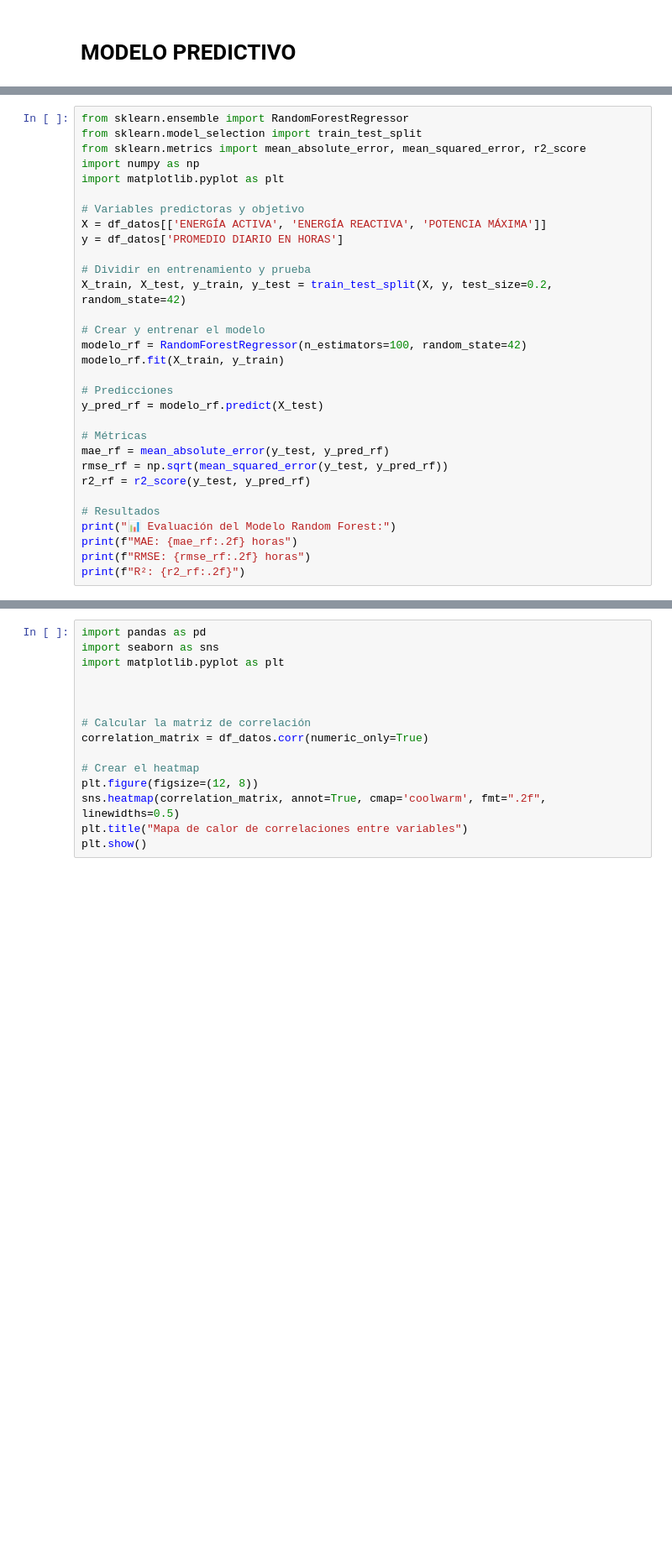
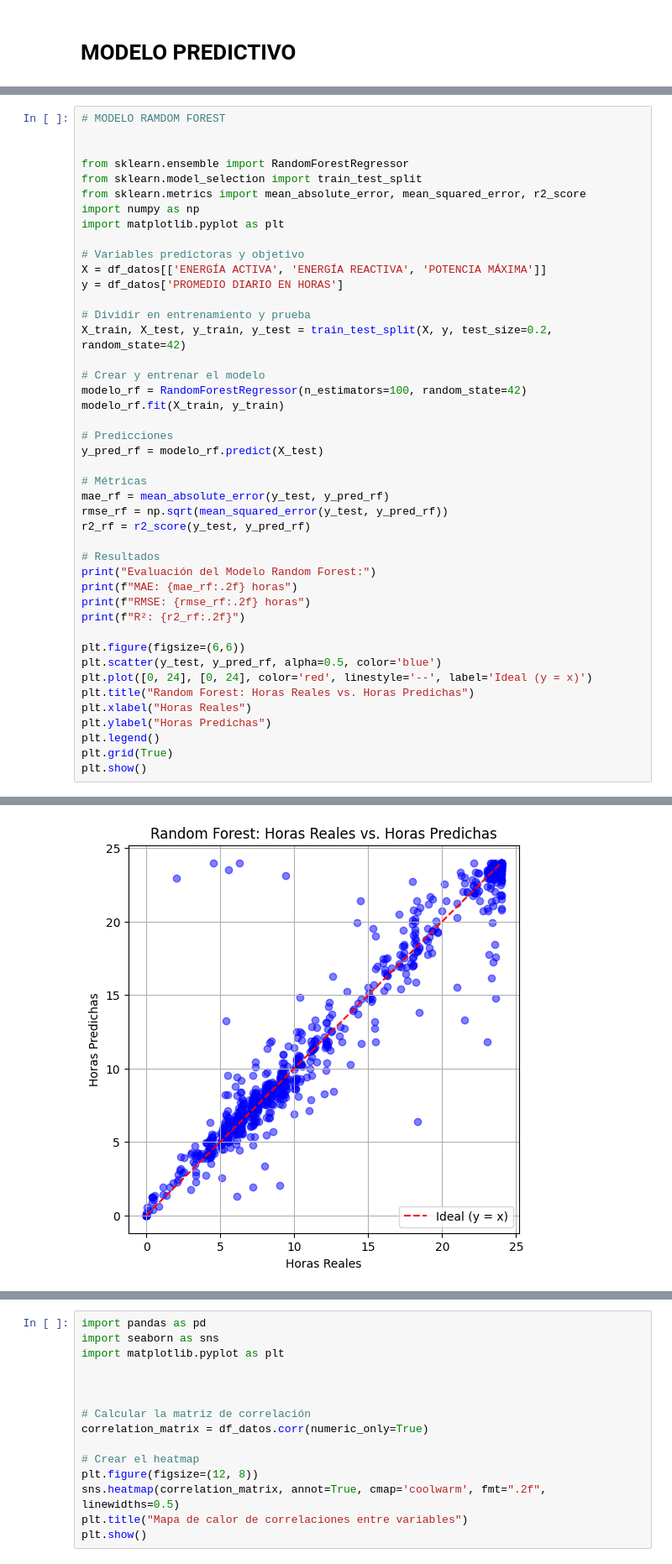
Before and after one commit to sebasflorezo/Proyecto-IA-Grupo-2, a Jupyter notebook: notebooks/Practica_Proyecto.ipynb, the cells around one changed output, grey strips where cells are left out. Shown: that part at 84% size. Cells and saved outputs as stored; diff of their text form; blank space fills up the shorter version.

Commit message:
update README and notebook Con analisis de los modelos establecidos

```diff
--- a/notebooks/Practica_Proyecto.ipynb
+++ b/notebooks/Practica_Proyecto.ipynb
@@ -1033,4 +1032,7 @@ R² (Coeficiente de Determinación): 0.04
 # %%
+# MODELO RAMDOM FOREST
+
+
 from sklearn.ensemble import RandomForestRegressor
 from sklearn.model_selection import train_test_split
 from sklearn.metrics import mean_absolute_error, mean_squared_error, r2_score
@@ -1057,8 +1059,18 @@ rmse_rf = np.sqrt(mean_squared_error(y_test, y_pred_rf))
 r2_rf = r2_score(y_test, y_pred_rf)
 
 # Resultados
-print("📊 Evaluación del Modelo Random Forest:")
+print("Evaluación del Modelo Random Forest:")
 print(f"MAE: {mae_rf:.2f} horas")
 print(f"RMSE: {rmse_rf:.2f} horas")
 print(f"R²: {r2_rf:.2f}")
+
+plt.figure(figsize=(6,6))
+plt.scatter(y_test, y_pred_rf, alpha=0.5, color='blue')
+plt.plot([0, 24], [0, 24], color='red', linestyle='--', label='Ideal (y = x)')
+plt.title("Random Forest: Horas Reales vs. Horas Predichas")
+plt.xlabel("Horas Reales")
+plt.ylabel("Horas Predichas")
+plt.legend()
+plt.grid(True)
+plt.show()
 # %% [output]
@@ -1069 +1081,2 @@ R²: 0.13
+[figure, added]
 # %%
```
Also changed, not shown: parts of 7 cells of this notebook, 1 other file.
